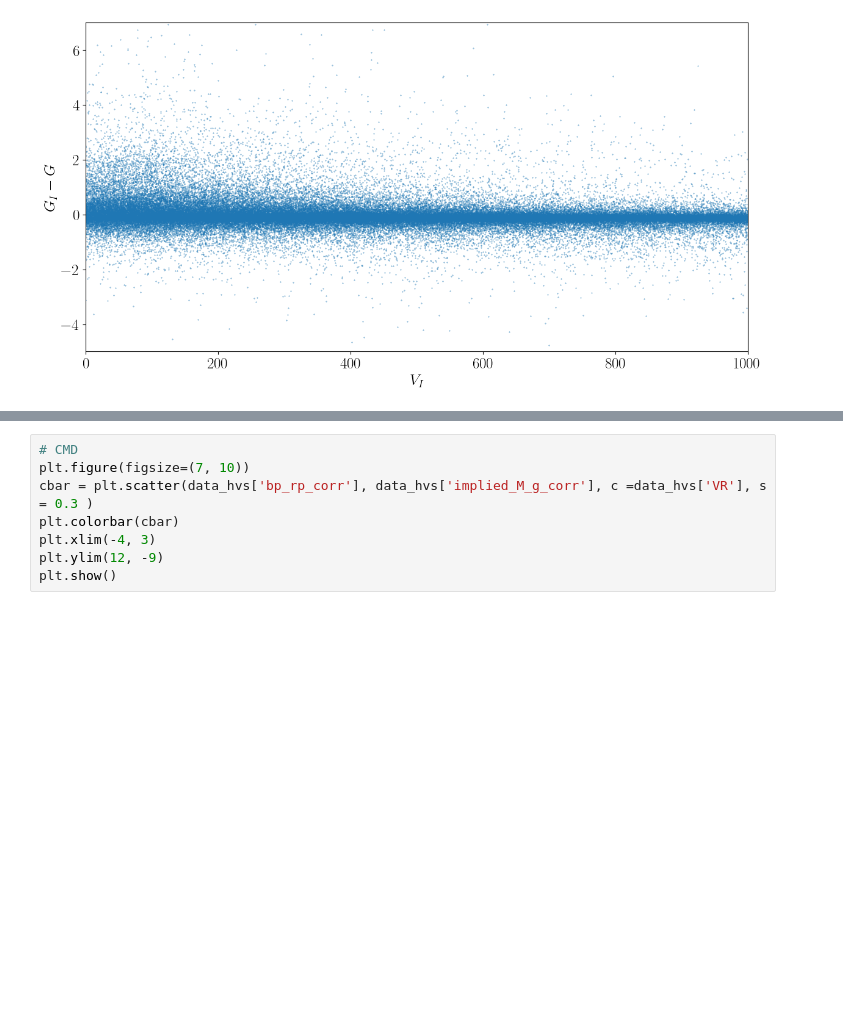
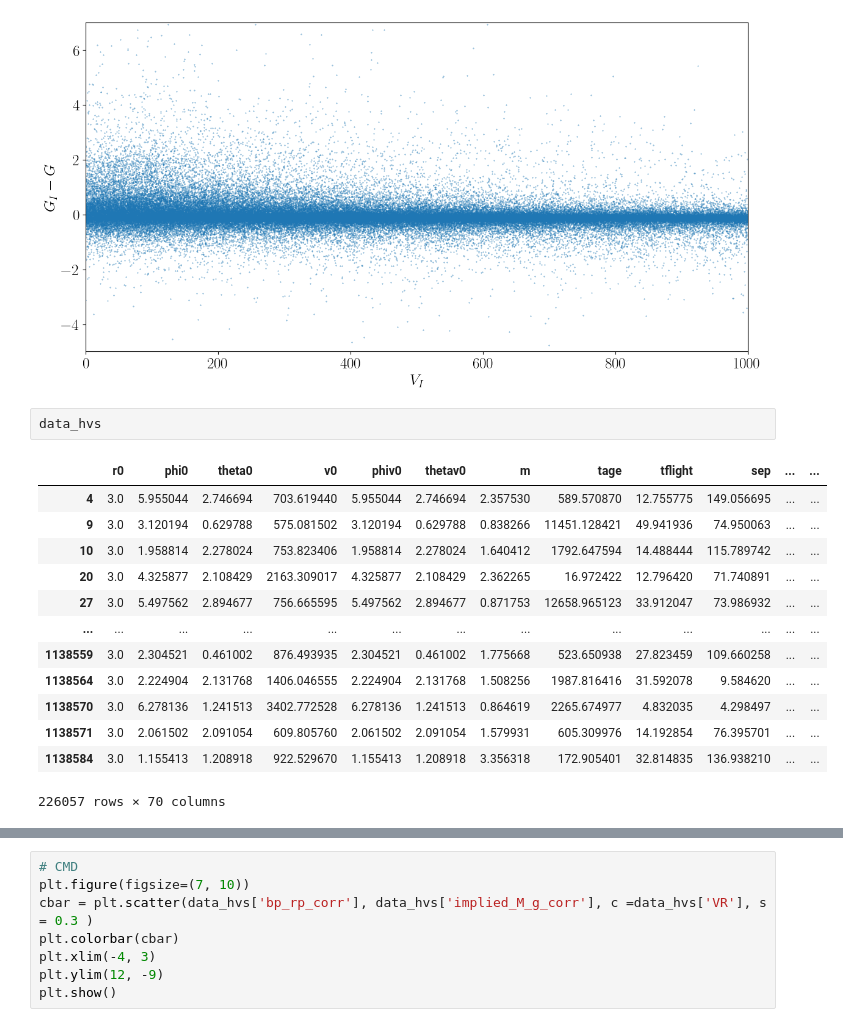
Before and after one commit to fawkez/HVS_1, a Jupyter notebook: Notebooks/selections/speed_limit.ipynb, the cells around one changed output, grey strips where cells are left out. Saved outputs shown, nothing was run; the diff lists cells and outputs as text; blank space fills up the shorter version.

```diff
--- a/Notebooks/selections/speed_limit.ipynb
+++ b/Notebooks/selections/speed_limit.ipynb
@@ -70,6 +70,22 @@ plt.savefig(os.path.join(plots_path, 'deviation_in_mag_vs_velocity.png'), dpi =
 plt.show()
 # %% [output]
 [figure]
+# %%
+data_hvs
+# %% [output]
+|  | r0 | phi0 | theta0 | v0 | phiv0 | thetav0 | m | tage | tflight | sep | ... | ... |
+| 4 | 3.0 | 5.955044 | 2.746694 | 703.619440 | 5.955044 | 2.746694 | 2.357530 | 589.570870 | 12.755775 | 149.056695 | ... | ... |
+| 9 | 3.0 | 3.120194 | 0.629788 | 575.081502 | 3.120194 | 0.629788 | 0.838266 | 11451.128421 | 49.941936 | 74.950063 | ... | ... |
+| 10 | 3.0 | 1.958814 | 2.278024 | 753.823406 | 1.958814 | 2.278024 | 1.640412 | 1792.647594 | 14.488444 | 115.789742 | ... | ... |
+| 20 | 3.0 | 4.325877 | 2.108429 | 2163.309017 | 4.325877 | 2.108429 | 2.362265 | 16.972422 | 12.796420 | 71.740891 | ... | ... |
+| 27 | 3.0 | 5.497562 | 2.894677 | 756.665595 | 5.497562 | 2.894677 | 0.871753 | 12658.965123 | 33.912047 | 73.986932 | ... | ... |
+| ... | ... | ... | ... | ... | ... | ... | ... | ... | ... | ... | ... | ... |
+| 1138559 | 3.0 | 2.304521 | 0.461002 | 876.493935 | 2.304521 | 0.461002 | 1.775668 | 523.650938 | 27.823459 | 109.660258 | ... | ... |
+| 1138564 | 3.0 | 2.224904 | 2.131768 | 1406.046555 | 2.224904 | 2.131768 | 1.508256 | 1987.816416 | 31.592078 | 9.584620 | ... | ... |
+| 1138570 | 3.0 | 6.278136 | 1.241513 | 3402.772528 | 6.278136 | 1.241513 | 0.864619 | 2265.674977 | 4.832035 | 4.298497 | ... | ... |
+| 1138571 | 3.0 | 2.061502 | 2.091054 | 609.805760 | 2.061502 | 2.091054 | 1.579931 | 605.309976 | 14.192854 | 76.395701 | ... | ... |
+| 1138584 | 3.0 | 1.155413 | 1.208918 | 922.529670 | 1.155413 | 1.208918 | 3.356318 | 172.905401 | 32.814835 | 136.938210 | ... | ... |
+226057 rows × 70 columns
 # %%
 import numpy as np
 import matplotlib.pyplot as plt
```
Also changed, not shown: parts of 3 cells of this notebook, 11 other files.
